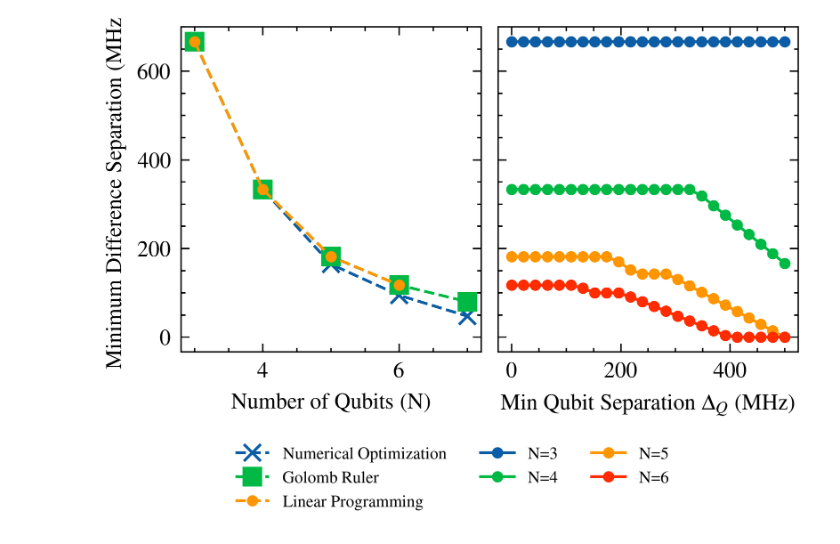
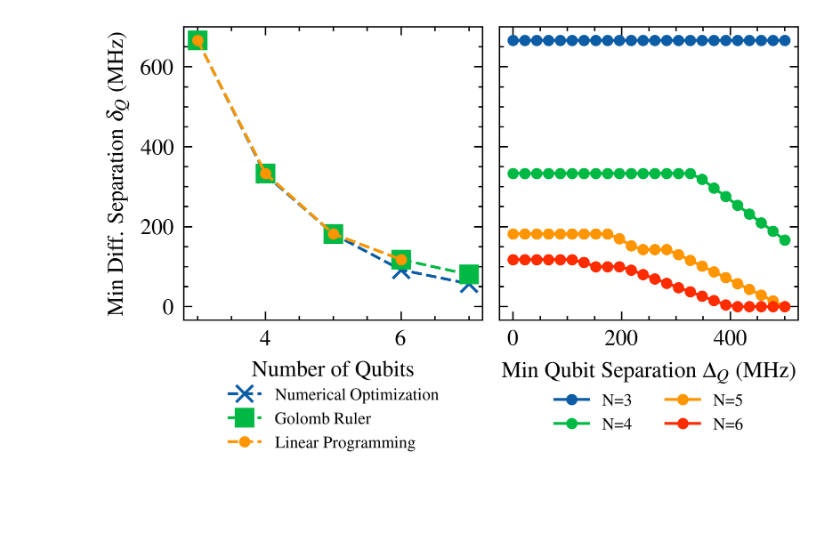
Before and after one commit to PITT-HATLAB/corral_crowding, a Jupyter notebook: src/notebooks/04_lp_allocation.ipynb, the cells around one changed output. Cells and saved outputs as stored; diff of their text form; code cells hidden in the pictures; blank space fills up the shorter version.

Commit message:
combined lp and constrained fig

```diff
--- a/src/notebooks/04_lp_allocation.ipynb
+++ b/src/notebooks/04_lp_allocation.ipynb
@@ -180,7 +180,7 @@ import lovelyplots
 
 with plt.style.context(["ieee", "use_mathtext", "science"]):
     fig, axs = plt.subplots(
-        1, 2, sharey=True, figsize=(3.5, 2), constrained_layout=True
+        1, 2, sharey=True, figsize=(3.5, 2.2), constrained_layout=True
     )
 
     # Left subplot: Golomb vs. Numerical & LP
@@ -201,47 +201,49 @@ with plt.style.context(["ieee", "use_mathtext", "science"]):
         marker=".",
         linestyle="--",
         label="Linear Programming",
     )
-    ax.set_xlabel("Number of Qubits (N)")
-    ax.set_ylabel("Minimum Difference Separation (MHz)")  # Shared y-axis
+    ax.set_xlabel("Number of Qubits")
+    ax.set_ylabel(r"Min Diff. Separation $\delta_Q$ (MHz)")  # Shared y-axis
     ax.grid(False)  # Disable the default background grid
+
+    # Add legend below this subplot
+    ax.legend(
+        loc="upper center",
+        bbox_to_anchor=(0.5, -0.18),  # Move below the x-axis
+        fontsize=6,
+        ncol=1,
+    )
 
     # Right subplot: LP results vs. Min Qubit Separation
     ax = axs[1]
     lp_lines = []
     for N in N2_values:
         (line,) = ax.plot(
             delta_q / 1e6,  # Convert to MHz
             lp_results_delta_q_all[N],
             marker=".",
             label=f"N={N}",
         )
         lp_lines.append(line)
 
     ax.set_xlabel(r"Min Qubit Separation $\Delta_Q$ (MHz)")
     ax.grid(False)  # Disable the default background grid
 
-    # Collect all legend handles and labels
-    handles = [line1, line2, line3] + lp_lines
-    labels = [h.get_label() for h in handles]
-
-    # Create a single legend at the bottom of the figure
-    fig.legend(
-        handles,
-        labels,
-        loc="lower center",
-        ncol=3,  # Arrange in 3 columns for better spacing
+    # Add legend below this subplot
+    ax.legend(
+        loc="upper center",
+        bbox_to_anchor=(0.5, -0.2),  # Move below the x-axis
         fontsize=6,
-        bbox_to_anchor=(0.5, -0.25),  # Move it below the x-axis
+        ncol=2,  # Arrange N labels in columns
     )
 
     # Show and save the figure
     plt.show()
     fig.savefig(
         "../../img/interaction_separation_side_by_side.pdf", bbox_inches="tight"
     )
 # %% [output]
-[figure, old version]
+[figure, new version]
 # %%
 # # Initialize parameters
 # var_low = 4e9  # Lower bound of qubit frequencies (in Hz)
```
Also changed, not shown: 3 other files.
